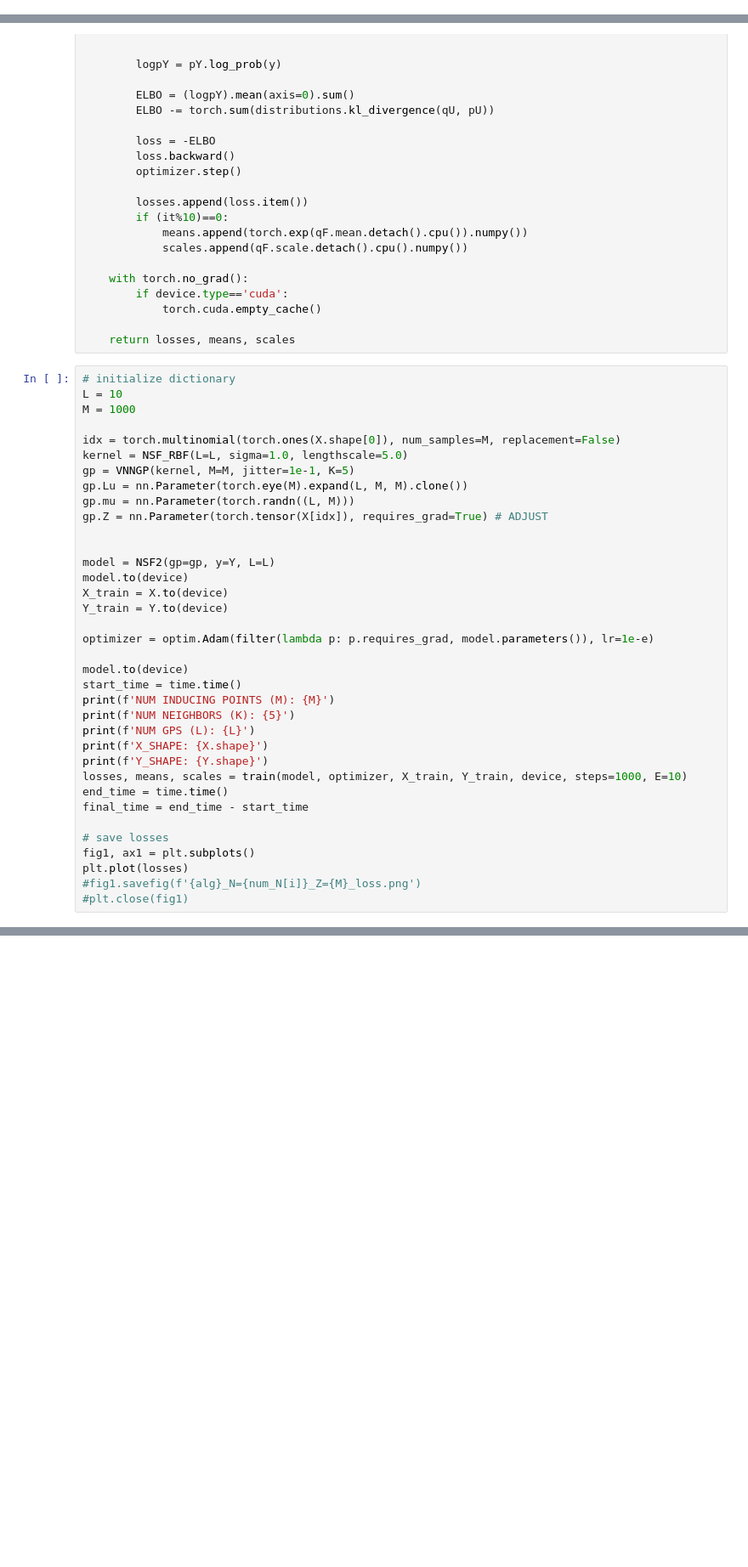
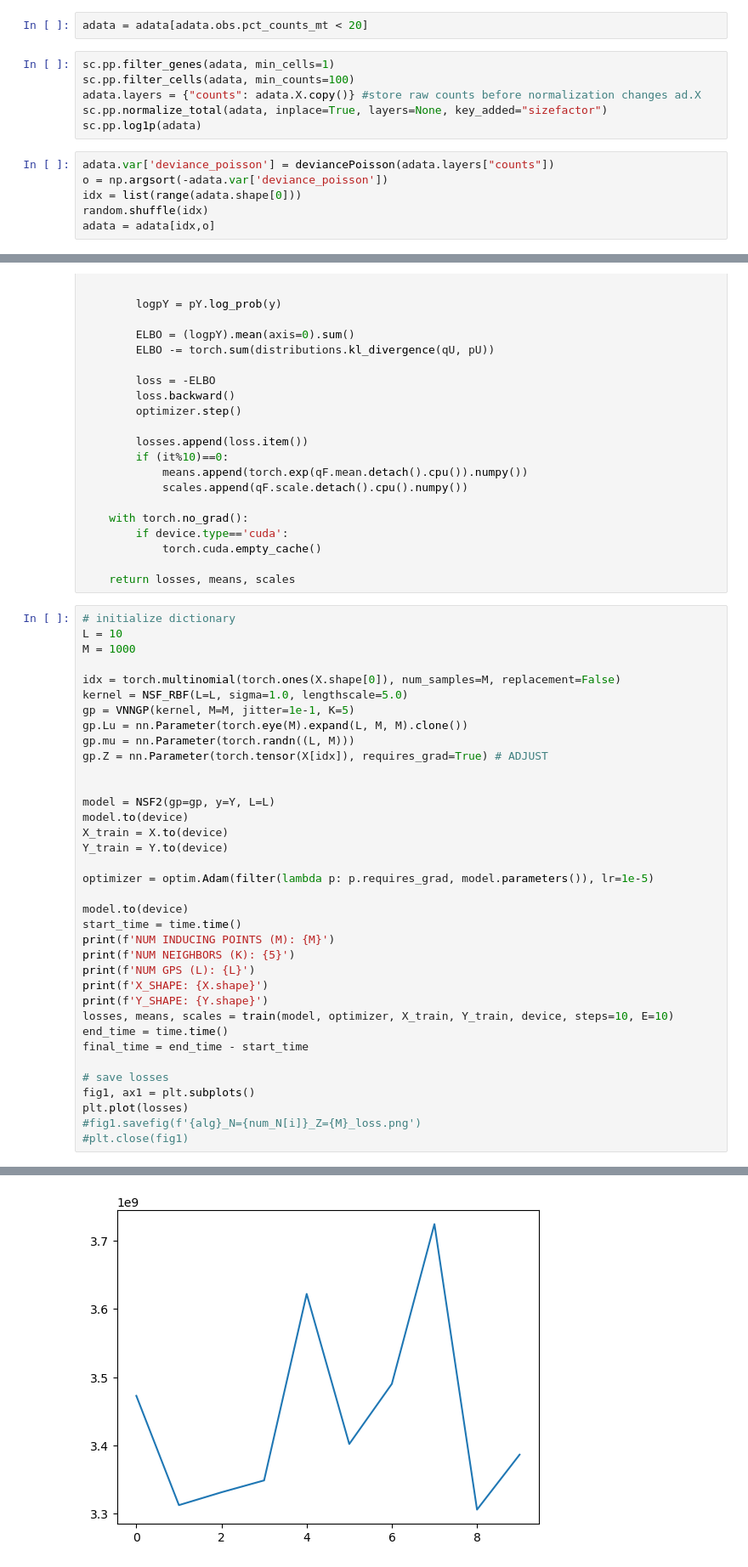
Before and after one commit to luisdiaz1997/GPzoo, a Jupyter notebook: notebooks/vnngp_visium.ipynb, the cells around one changed output, grey strips where cells are left out. Shown at 85% size. Drawn from its saved outputs; the diff is of its cells as text; blank space fills up the shorter version.

```diff
--- a/notebooks/vnngp_visium.ipynb
+++ b/notebooks/vnngp_visium.ipynb
@@ -16,0 +40,14 @@ adata = sq.datasets.visium_hne_adata()
+# %%
+adata = adata[adata.obs.pct_counts_mt < 20]
+# %%
+sc.pp.filter_genes(adata, min_cells=1)
+sc.pp.filter_cells(adata, min_counts=100)
+adata.layers = {"counts": adata.X.copy()} #store raw counts before normalization changes ad.X
+sc.pp.normalize_total(adata, inplace=True, layers=None, key_added="sizefactor")
+sc.pp.log1p(adata)
+# %%
+adata.var['deviance_poisson'] = deviancePoisson(adata.layers["counts"])
+o = np.argsort(-adata.var['deviance_poisson'])
+idx = list(range(adata.shape[0]))
+random.shuffle(idx)
+adata = adata[idx,o]
@@ -88,7 +141,7 @@ model.to(device)
 X_train = X.to(device)
 Y_train = Y.to(device)
 
-optimizer = optim.Adam(filter(lambda p: p.requires_grad, model.parameters()), lr=1e-e)
+optimizer = optim.Adam(filter(lambda p: p.requires_grad, model.parameters()), lr=1e-5)
 
 model.to(device)
 start_time = time.time()
@@ -97,7 +150,7 @@ print(f'NUM NEIGHBORS (K): {5}')
 print(f'NUM GPS (L): {L}')
 print(f'X_SHAPE: {X.shape}')
 print(f'Y_SHAPE: {Y.shape}')
-losses, means, scales = train(model, optimizer, X_train, Y_train, device, steps=1000, E=10)
+losses, means, scales = train(model, optimizer, X_train, Y_train, device, steps=10, E=10)
 end_time = time.time()
 final_time = end_time - start_time
 
@@ -135,0 +189 @@ KeyboardInterrupt:
+[figure, added]
```
Also changed, not shown: parts of 8 cells of this notebook, 2 other files.
